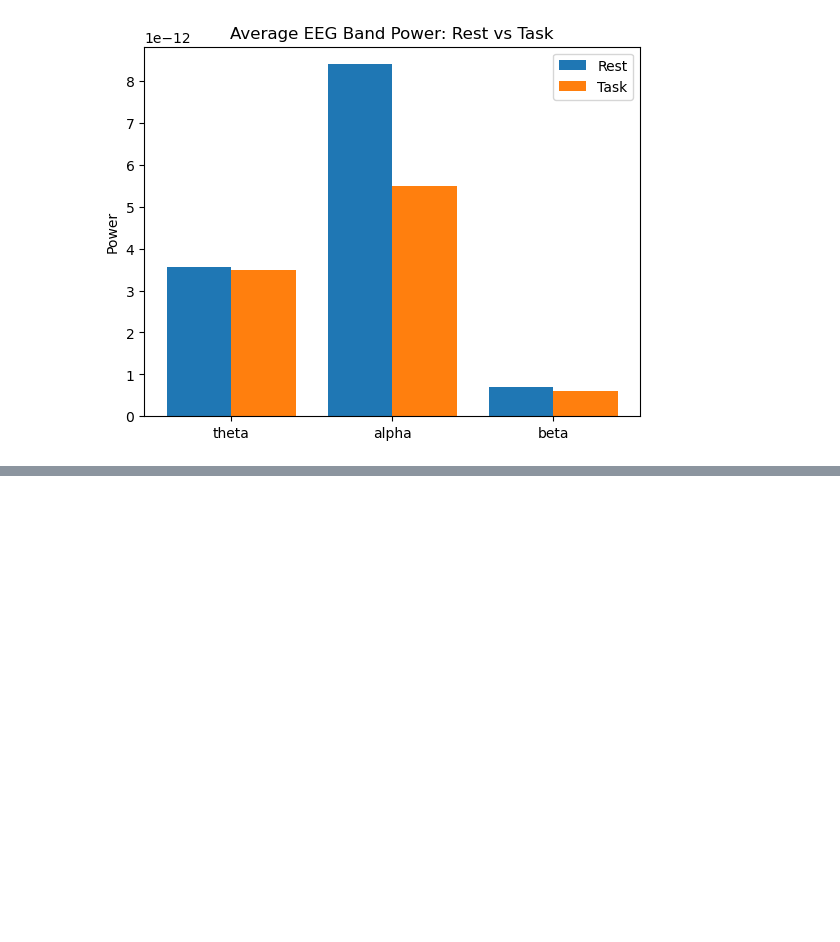
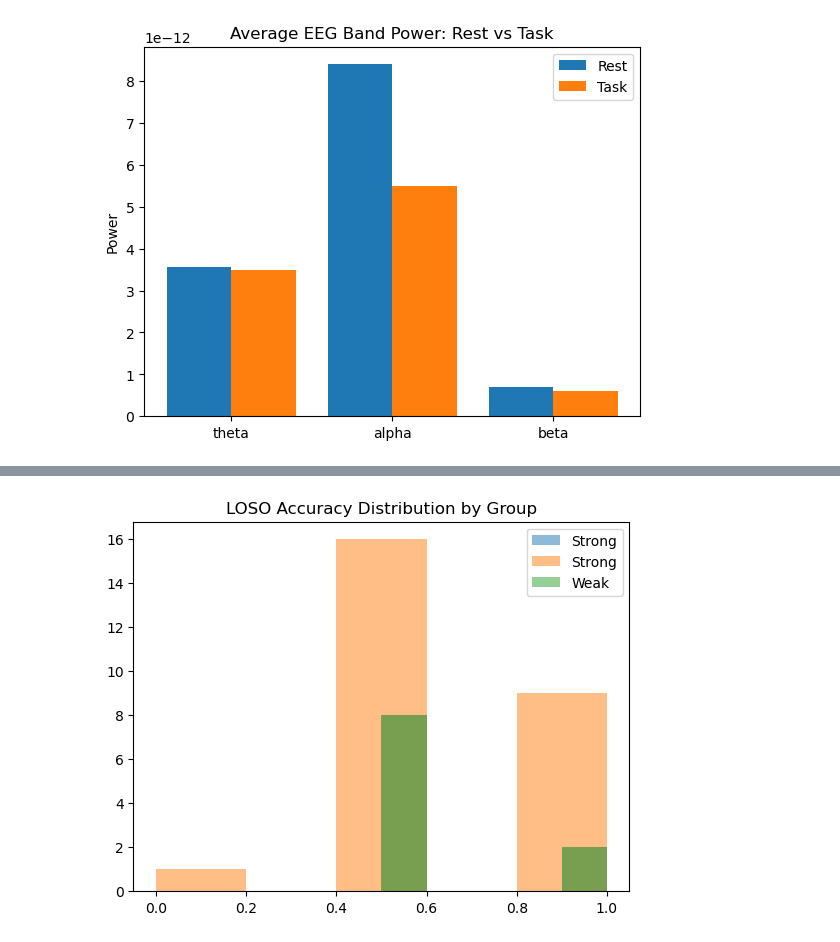
Before and after one commit to saalemybo/eeg-attention-analysis, a Jupyter notebook: analysis/phase1viz.ipynb, the cells around one changed output, grey strips where cells are left out. Cells and saved outputs as stored; diff of their text form; code cells hidden in the pictures; blank space fills up the shorter version.

Commit message:
compared weak groups to strong groups

```diff
--- a/analysis/phase1viz.ipynb
+++ b/analysis/phase1viz.ipynb
@@ -334,0 +439,34 @@ BETA:
+# %%
+from sklearn.model_selection import GroupShuffleSplit
+from sklearn.pipeline import make_pipeline
+from sklearn.preprocessing import StandardScaler
+from sklearn.linear_model import LogisticRegression
+from sklearn.metrics import accuracy_score, confusion_matrix, classification_report
+
+meta_cols = ["filename", "subject", "condition_num", "condition", "label"]
+feature_cols = [c for c in df_channels.columns if c not in meta_cols]
+
+print("Number of feature columns:", len(feature_cols))
+print("First 10 feature columns:", feature_cols[:10])
+
+X = df_channels[feature_cols].values
+y = df_channels["label"].values
+groups = df_channels["subject"].values
+
+gss = GroupShuffleSplit(n_splits=1, test_size=0.2, random_state=42)
+train_idx, test_idx = next(gss.split(X, y, groups=groups))
+
+X_train, X_test = X[train_idx], X[test_idx]
+y_train, y_test = y[train_idx], y[test_idx]
+
+model = make_pipeline(
+    StandardScaler(),
+    LogisticRegression(max_iter=1000)
+)
+
+model.fit(X_train, y_train)
+y_pred = model.predict(X_test)
+
+print("Accuracy:", accuracy_score(y_test, y_pred))
+print("\nConfusion Matrix:\n", confusion_matrix(y_test, y_pred))
+print("\nClassification Report:\n", classification_report(y_test, y_pred))
@@ -334,0 +575,10 @@ BETA:
+# %%
+import matplotlib.pyplot as plt
+
+plt.hist(scores, bins=5, alpha=0.5, label="Strong")
+plt.hist(scores_w, bins=5, alpha=0.5, label="Weak")
+plt.legend()
+plt.title("LOSO Accuracy Distribution by Group")
+plt.show()
+# %% [output]
+[figure, added]
```
Also changed, not shown: parts of 9 cells of this notebook.
